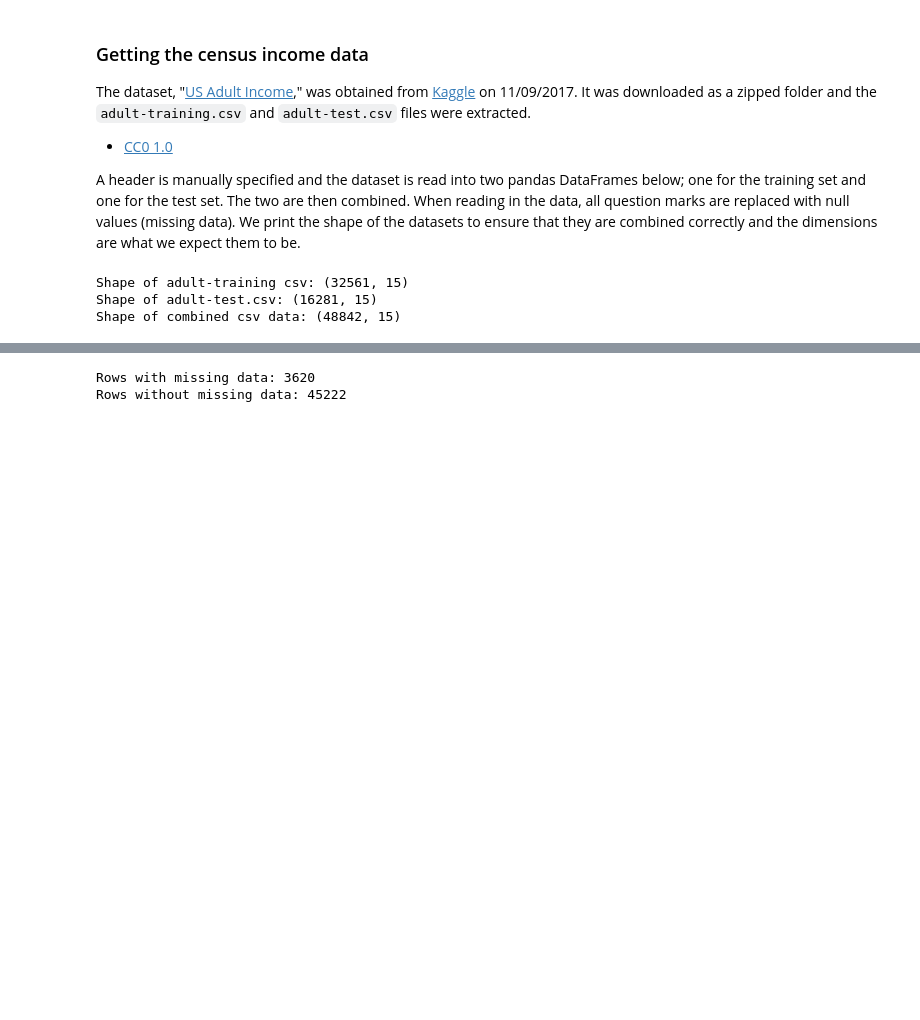
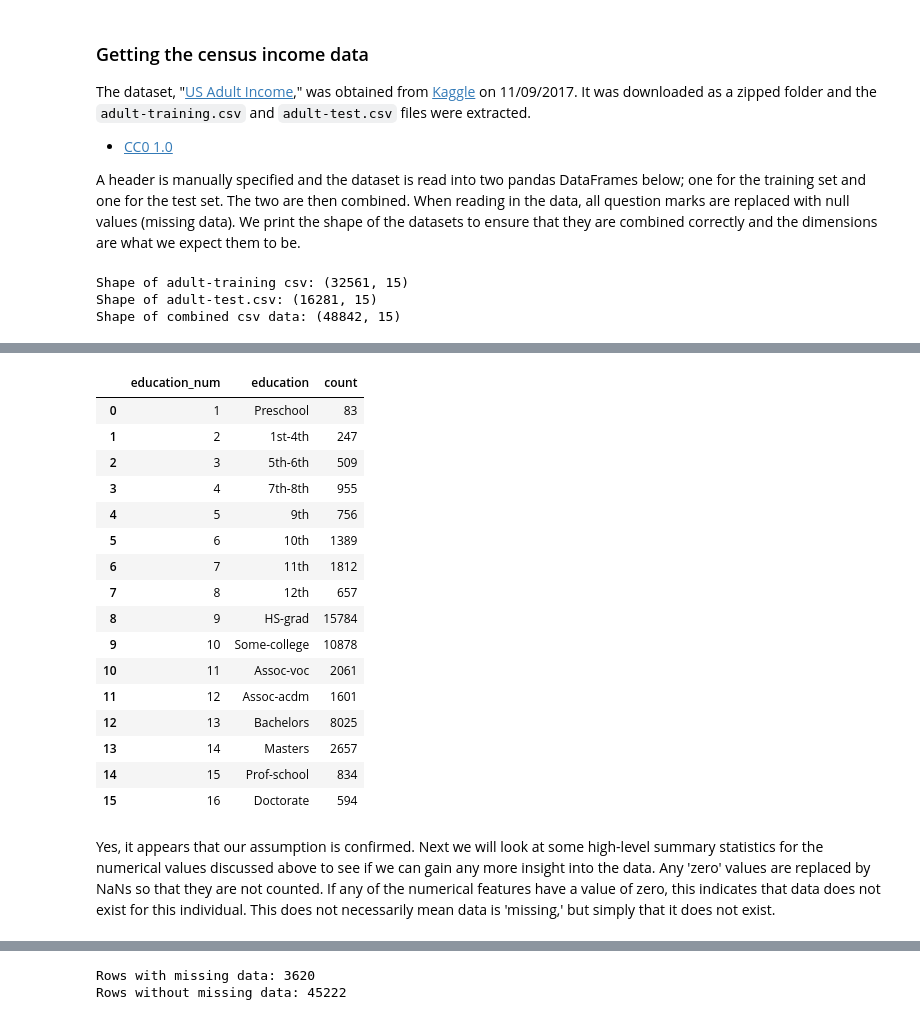
Before and after one commit to drjordy66/Analysis-of-Census-Income-Data, a Jupyter notebook: src/hcds-final-project.ipynb, the cells around one changed output, grey strips where cells are left out. Cells and saved outputs as stored; diff of their text form; code cells hidden in the pictures; blank space fills up the shorter version.

```diff
--- a/src/hcds-final-project.ipynb
+++ b/src/hcds-final-project.ipynb
@@ -270,0 +319,22 @@ Shape of combined csv data: (48842, 15)
+# %%
+pd.DataFrame(df.groupby(['education_num', 'education'])['age'].count()).reset_index().rename_axis({'age': 'count'}, axis=1)
+# %% [output]
+|  | education_num | education | count |
+| 0 | 1 | Preschool | 83 |
+| 1 | 2 | 1st-4th | 247 |
+| 2 | 3 | 5th-6th | 509 |
+| 3 | 4 | 7th-8th | 955 |
+| 4 | 5 | 9th | 756 |
+| 5 | 6 | 10th | 1389 |
+| 6 | 7 | 11th | 1812 |
+| 7 | 8 | 12th | 657 |
+| 8 | 9 | HS-grad | 15784 |
+| 9 | 10 | Some-college | 10878 |
+| 10 | 11 | Assoc-voc | 2061 |
+| 11 | 12 | Assoc-acdm | 1601 |
+| 12 | 13 | Bachelors | 8025 |
+| 13 | 14 | Masters | 2657 |
+| 14 | 15 | Prof-school | 834 |
+| 15 | 16 | Doctorate | 594 |
+# %% [markdown]
+Yes, it appears that our assumption is confirmed. Next we will look at some high-level summary statistics for the numerical values discussed above to see if we can gain any more insight into the data. Any 'zero' values are replaced by NaNs so that they are not counted. If any of the numerical features have a value of zero, this indicates that data does not exist for this individual. This does not necessarily mean data is 'missing,' but simply that it does not exist.
```
Also changed, not shown: parts of 47 cells of this notebook.
